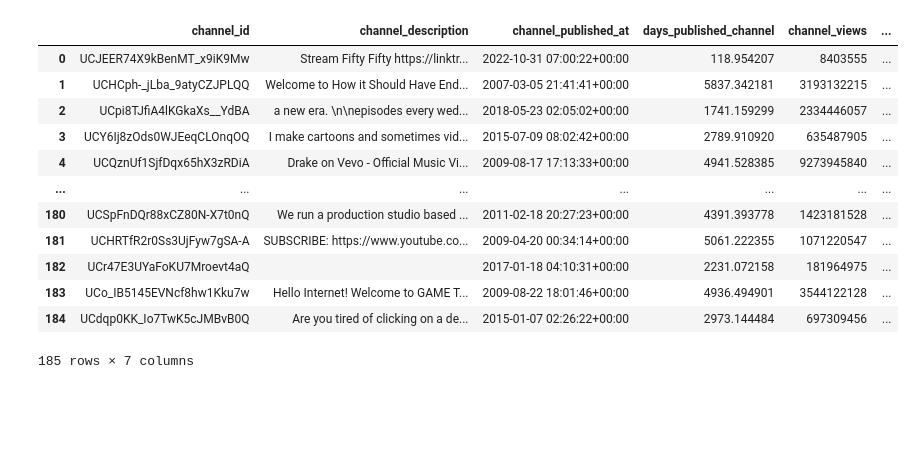
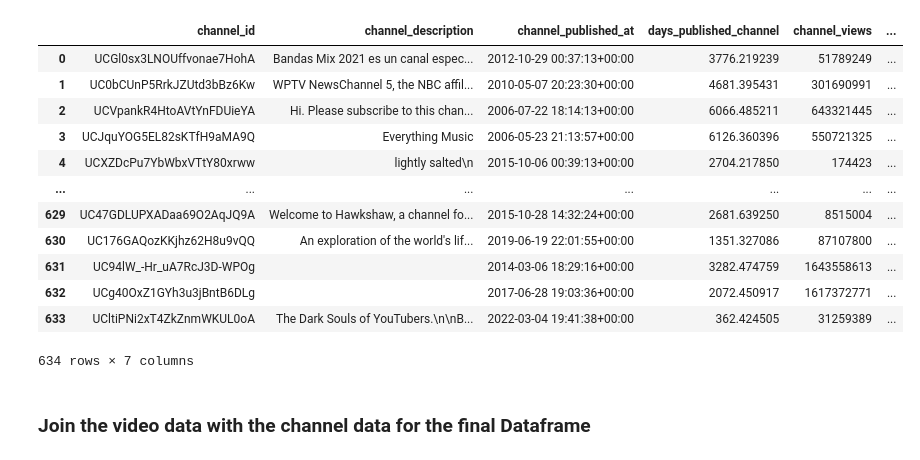
Before and after one commit to maxencefrenette/youtube-views-predictor, a Jupyter notebook: src/data/get_youtube_data.ipynb, the cells around one changed output. Cells and saved outputs as stored; diff of their text form; code cells hidden in the pictures; blank space fills up the shorter version.

```diff
--- a/src/data/get_youtube_data.ipynb
+++ b/src/data/get_youtube_data.ipynb
@@ -244,0 +294,6 @@ recordingDetails
+# %%
+# call the API to get top videos
+video_list = get_top_yt_videos(apiClient=youtube)
+
+# Output 1 video JSON element
+my_recursive_print_json(video_list[0])
@@ -244,0 +320,15 @@ recordingDetails
+# %%
+# call the API to get videos related to each of the top videos
+related_video_id_list = []
+top_video_id_list = [video['id'] for video in video_list]
+
+for top_video_id in top_video_id_list:
+    related_videos = get_related_yt_video_ids(apiClient=youtube, videoId=top_video_id)
+    related_video_id_list = np.append(related_video_id_list, related_videos)
+
+related_video_list = get_yt_videos_by_id(apiClient=youtube, video_id_list=related_video_id_list)
+
+video_list = np.append(video_list, related_video_list)
+
+# Output 1 video JSON element from related_video_list
+my_recursive_print_json(related_video_list[0])
@@ -245,5 +355,5 @@ recordingDetails
 # %%
 # Parse the video JSON elements into a dataframe & list of unique channel IDs
-(video_df, channel_id_list) = parse_youtube_video_data(video_list)
+(video_df, channel_id_list) = parse_yt_video_data(video_list)
 video_df
 # %% [output]
@@ -263,6 +375,6 @@ video_df
 # %%
 # Call the API to get data on the channels
-channel_list = get_youtube_channels(apiClient=youtube, channel_id_list=channel_id_list)
+channel_list = get_yt_channels(apiClient=youtube, channel_id_list=channel_id_list)
 
 # Output 1 channel JSON element
 my_recursive_print_json(channel_list[0])
@@ -287,21 +401,23 @@ snippet
 # %%
 # Parse the channel JSON elements into a dataframe
-channel_df = parse_youtube_channel_data(channel_list)
+channel_df = parse_yt_channel_data(channel_list)
 channel_df
 # %% [output]
 |  | channel_id | channel_description | channel_published_at | days_published_channel | channel_views | ... |
-| 0 | UCJEER74X9kBenMT_x9iK9Mw | Stream Fifty Fifty https://linktr... | 2022-10-31 07:00:22+00:00 | 118.954207 | 8403555 | ... |
-| 1 | UCHCph-_jLba_9atyCZJPLQQ | Welcome to How it Should Have End... | 2007-03-05 21:41:41+00:00 | 5837.342181 | 3193132215 | ... |
-| 2 | UCpi8TJfiA4lKGkaXs__YdBA | a new era. \n\nepisodes every wed... | 2018-05-23 02:05:02+00:00 | 1741.159299 | 2334446057 | ... |
-| 3 | UCY6Ij8zOds0WJEeqCLOnqOQ | I make cartoons and sometimes vid... | 2015-07-09 08:02:42+00:00 | 2789.910920 | 635487905 | ... |
-| 4 | UCQznUf1SjfDqx65hX3zRDiA | Drake on Vevo - Official Music Vi... | 2009-08-17 17:13:33+00:00 | 4941.528385 | 9273945840 | ... |
+| 0 | UCGl0sx3LNOUffvonae7HohA | Bandas Mix 2021 es un canal espec... | 2012-10-29 00:37:13+00:00 | 3776.219239 | 51789249 | ... |
+| 1 | UC0bCUnP5RrkJZUtd3bBz6Kw | WPTV NewsChannel 5, the NBC affil... | 2010-05-07 20:23:30+00:00 | 4681.395431 | 301690991 | ... |
+| 2 | UCVpankR4HtoAVtYnFDUieYA | Hi. Please subscribe to this chan... | 2006-07-22 18:14:13+00:00 | 6066.485211 | 643321445 | ... |
+| 3 | UCJquYOG5EL82sKTfH9aMA9Q | Everything Music | 2006-05-23 21:13:57+00:00 | 6126.360396 | 550721325 | ... |
+| 4 | UCXZDcPu7YbWbxVTtY80xrww | lightly salted\n | 2015-10-06 00:39:13+00:00 | 2704.217850 | 174423 | ... |
 | ... | ... | ... | ... | ... | ... | ... |
-| 180 | UCSpFnDQr88xCZ80N-X7t0nQ | We run a production studio based ... | 2011-02-18 20:27:23+00:00 | 4391.393778 | 1423181528 | ... |
-| 181 | UCHRTfR2r0Ss3UjFyw7gSA-A | SUBSCRIBE: https://www.youtube.co... | 2009-04-20 00:34:14+00:00 | 5061.222355 | 1071220547 | ... |
-| 182 | UCr47E3UYaFoKU7Mroevt4aQ |  | 2017-01-18 04:10:31+00:00 | 2231.072158 | 181964975 | ... |
-| 183 | UCo_IB5145EVNcf8hw1Kku7w | Hello Internet! Welcome to GAME T... | 2009-08-22 18:01:46+00:00 | 4936.494901 | 3544122128 | ... |
-| 184 | UCdqp0KK_Io7TwK5cJMBvB0Q | Are you tired of clicking on a de... | 2015-01-07 02:26:22+00:00 | 2973.144484 | 697309456 | ... |
+| 629 | UC47GDLUPXADaa69O2AqJQ9A | Welcome to Hawkshaw, a channel fo... | 2015-10-28 14:32:24+00:00 | 2681.639250 | 8515004 | ... |
+| 630 | UC176GAQozKKjhz62H8u9vQQ | An exploration of the world's lif... | 2019-06-19 22:01:55+00:00 | 1351.327086 | 87107800 | ... |
+| 631 | UC94lW_-Hr_uA7RcJ3D-WPOg |  | 2014-03-06 18:29:16+00:00 | 3282.474759 | 1643558613 | ... |
+| 632 | UCg40OxZ1GYh3u3jBntB6DLg |  | 2017-06-28 19:03:36+00:00 | 2072.450917 | 1617372771 | ... |
+| 633 | UCltiPNi2xT4ZkZnmWKUL0oA | The Dark Souls of YouTubers.\n\nB... | 2022-03-04 19:41:38+00:00 | 362.424505 | 31259389 | ... |
-185 rows × 7 columns
+634 rows × 7 columns
+# %% [markdown]
+### Join the video data with the channel data for the final Dataframe
 # %%
 # Join the two dataframes into 1
 final_df = pd.merge(
```
Also changed, not shown: parts of 18 cells of this notebook, 1 other file.
